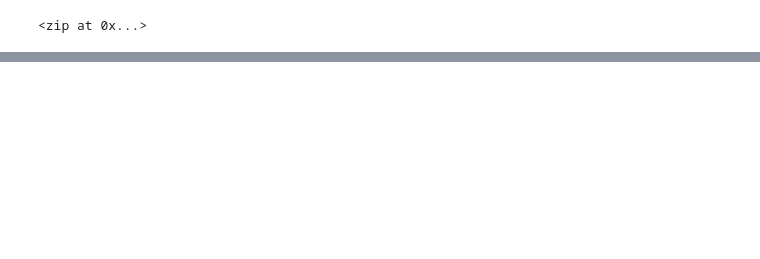
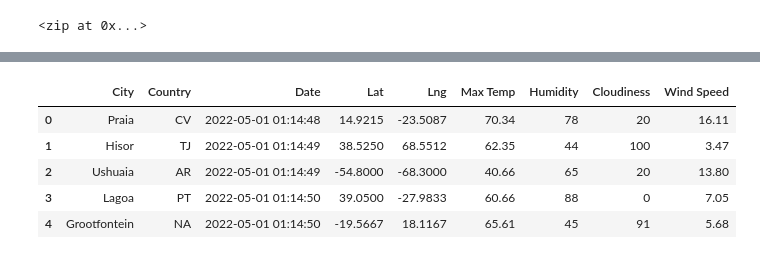
Before and after one commit to tobiasjp/World_Weather_Analysis, a Jupyter notebook: WeatherPy.ipynb, the cells around one changed output, grey strips where cells are left out. Drawn from its saved outputs; the diff is of its cells as text; code cells hidden in the pictures; blank space fills up the shorter version.

```diff
--- a/WeatherPy.ipynb
+++ b/WeatherPy.ipynb
@@ -30,0 +133,12 @@ len(cities)
+# %%
+new_column_order = ['City', 'Country', 'Date', 'Lat', 'Lng', 'Max Temp', 'Humidity', 'Cloudiness','Wind Speed']
+new_city_df = city_data_df[new_column_order]
+# %%
+new_city_df.head()
+# %% [output]
+|  | City | Country | Date | Lat | Lng | Max Temp | Humidity | Cloudiness | Wind Speed |
+| 0 | Praia | CV | 2022-05-01 01:14:48 | 14.9215 | -23.5087 | 70.34 | 78 | 20 | 16.11 |
+| 1 | Hisor | TJ | 2022-05-01 01:14:49 | 38.5250 | 68.5512 | 62.35 | 44 | 100 | 3.47 |
+| 2 | Ushuaia | AR | 2022-05-01 01:14:49 | -54.8000 | -68.3000 | 40.66 | 65 | 20 | 13.80 |
+| 3 | Lagoa | PT | 2022-05-01 01:14:50 | 39.0500 | -27.9833 | 60.66 | 88 | 0 | 7.05 |
+| 4 | Grootfontein | NA | 2022-05-01 01:14:50 | -19.5667 | 18.1167 | 65.61 | 45 | 91 | 5.68 |
```
Also changed, not shown: parts of 6 cells of this notebook, 3 other files.
